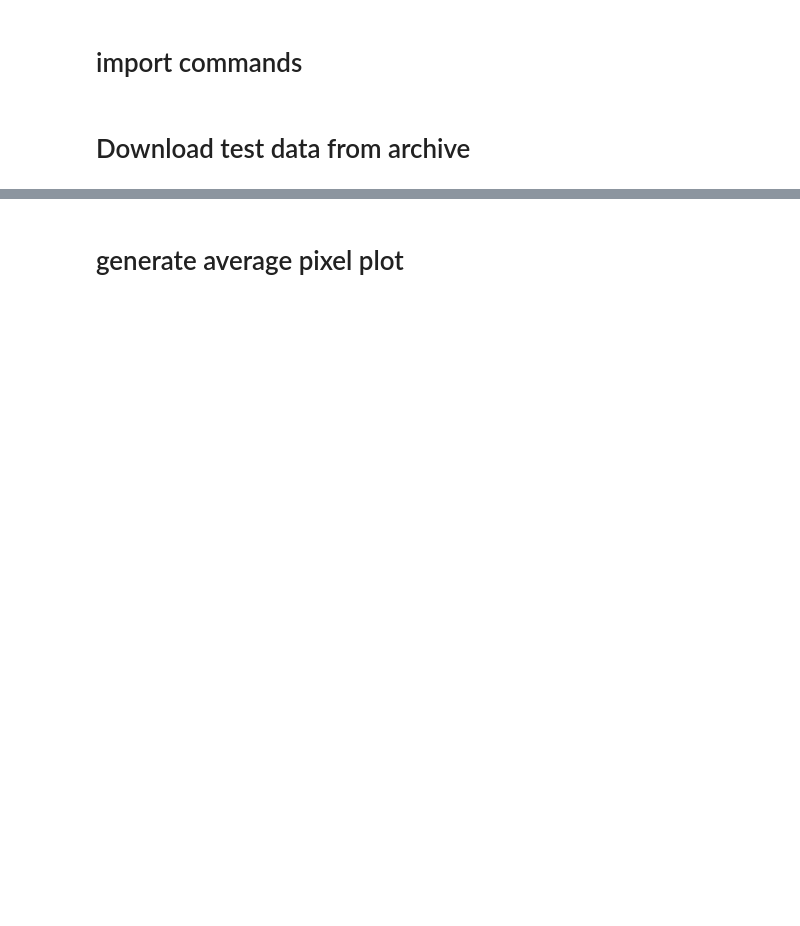
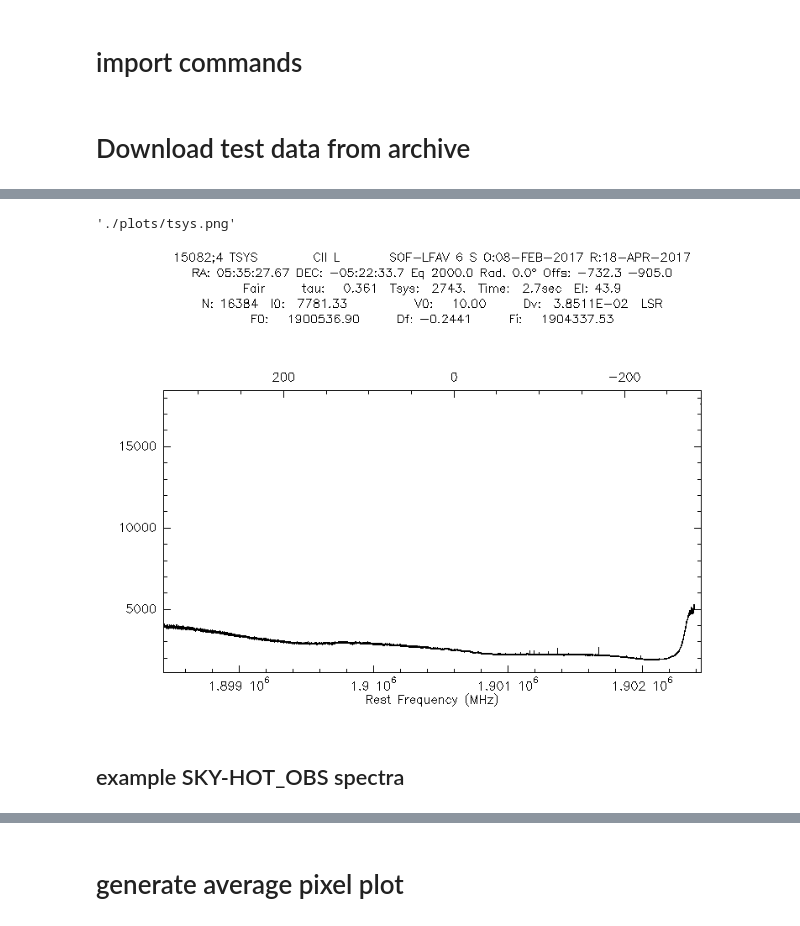
Before and after one commit to KOSMAsubmm/GREAT_data_reduction_notebook, a Jupyter notebook: GREAT_data_reduction_notebook.ipynb, the cells around one changed output, grey strips where cells are left out. Drawn from its saved outputs; the diff is of its cells as text; code cells hidden in the pictures; blank space fills up the shorter version.

```diff
--- a/GREAT_data_reduction_notebook.ipynb
+++ b/GREAT_data_reduction_notebook.ipynb
@@ -241,0 +317,15 @@ tar -xf ./tmp/data//2016-11-16_GR_F350_04_0066_0010506_1900536.9.great.tar --wil
+# %%
+cmd ='''
+file in "./tmp/data/2017-02-08_GR_F371_04_0066_0010505_1900536.9/2017-02-08_GR_F371_04_0066_0010505_1900536.9_Tant.great"
+find
+get 15082
+pl
+ha "./plots/tsys.png" /dev png /overwr
+'''
+# %%
+output=RunClassScript(cmd)
+# %% [output]
+'./plots/tsys.png'
+[figure, added]
+# %% [markdown]
+## example SKY-HOT_OBS spectra ##
```
Also changed, not shown: parts of 66 cells of this notebook.
